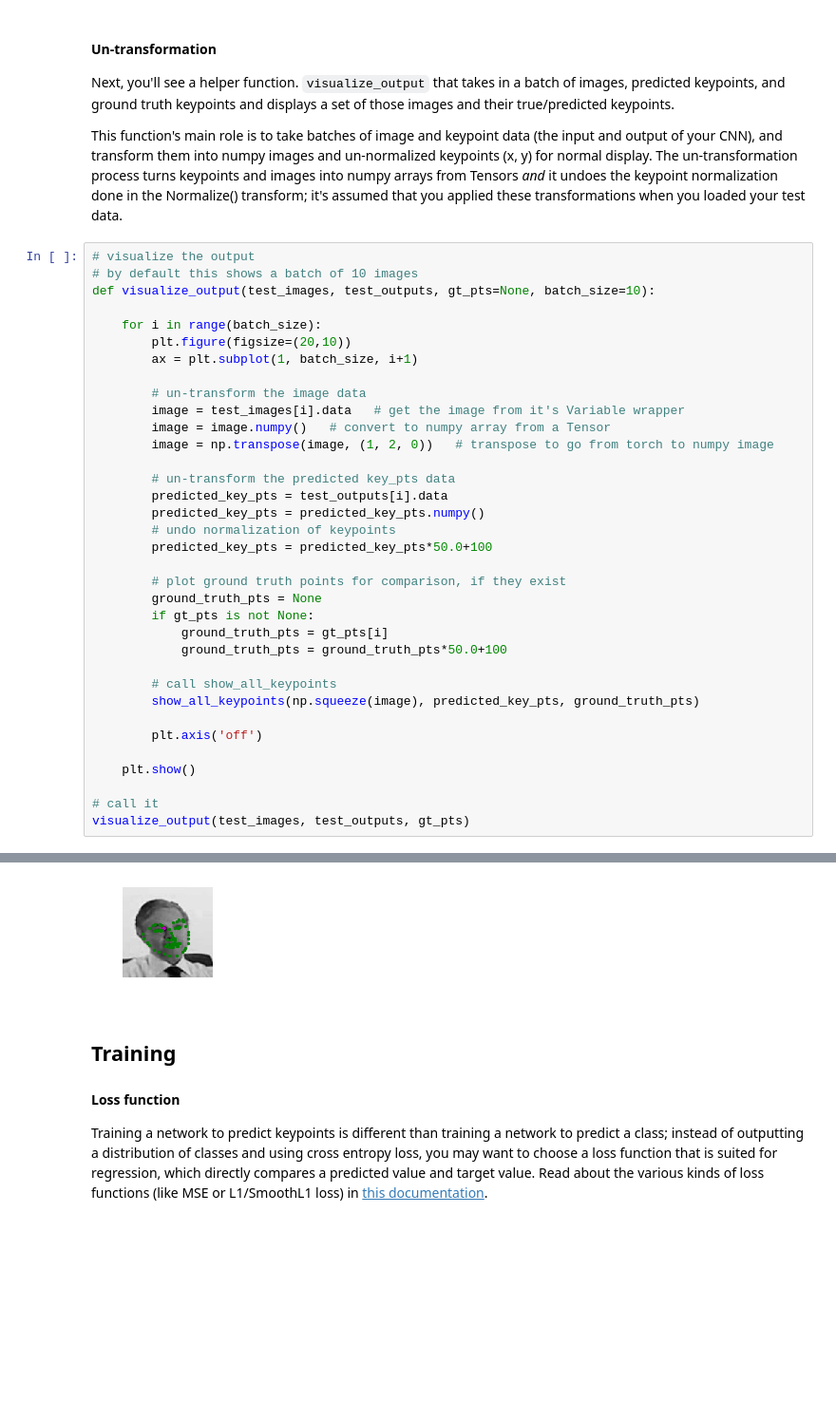
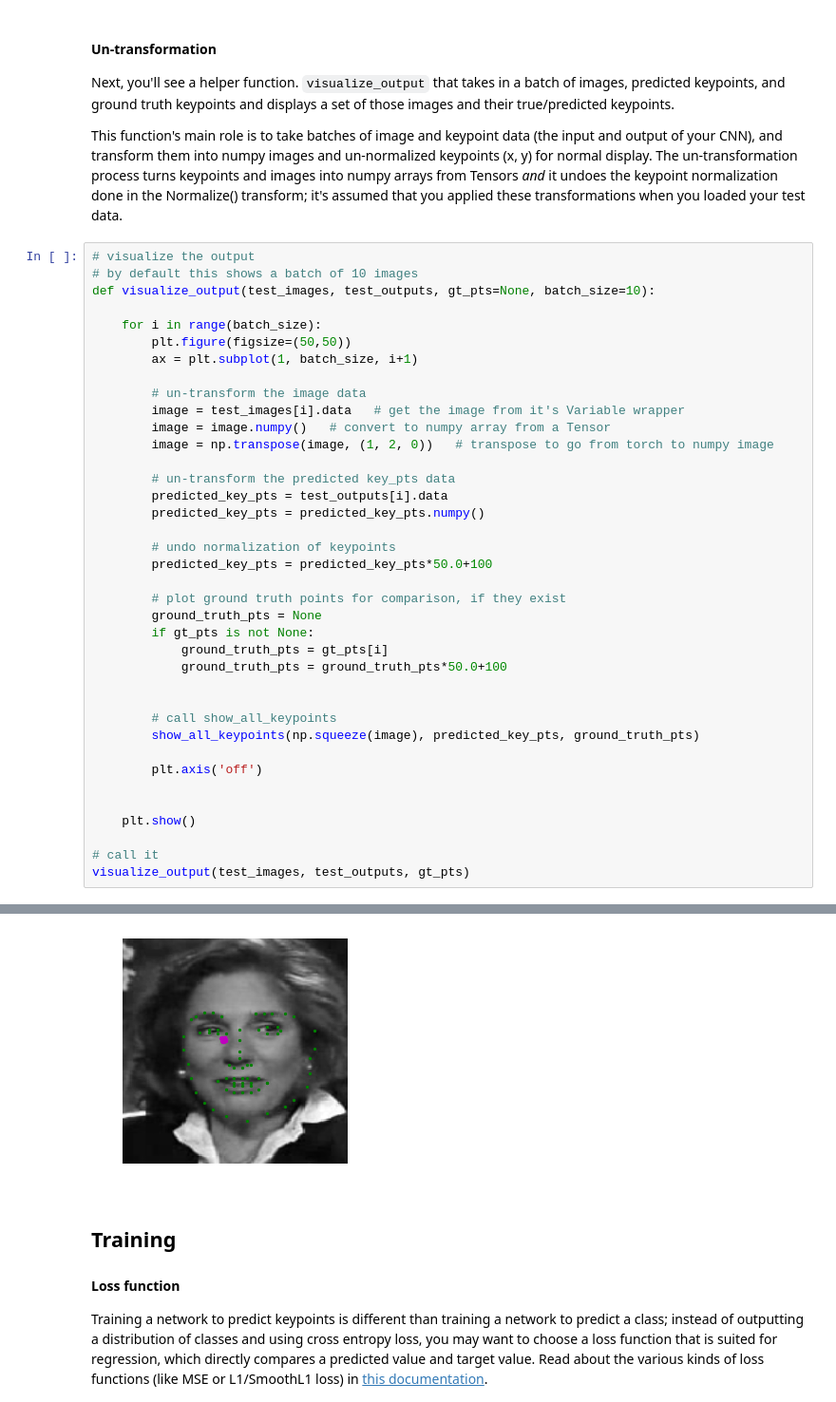
Before and after one commit to haripriyad252/Facial-Keypoint-Detection, a Jupyter notebook: Define the Network Architecture.ipynb, the cells around one changed output, grey strips where cells are left out. Shown at 95% size. Cells and saved outputs as stored; diff of their text form; blank space fills up the shorter version.

```diff
--- a/Define the Network Architecture.ipynb
+++ b/Define the Network Architecture.ipynb
@@ -324,7 +319,7 @@ This function's main role is to take batches of image and keypoint data (the inp
 def visualize_output(test_images, test_outputs, gt_pts=None, batch_size=10):
 
     for i in range(batch_size):
-        plt.figure(figsize=(20,10))
+        plt.figure(figsize=(50,50))
         ax = plt.subplot(1, batch_size, i+1)
 
         # un-transform the image data
@@ -335,6 +330,7 @@ def visualize_output(test_images, test_outputs, gt_pts=None, batch_size=10):
         # un-transform the predicted key_pts data
         predicted_key_pts = test_outputs[i].data
         predicted_key_pts = predicted_key_pts.numpy()
+
         # undo normalization of keypoints
         predicted_key_pts = predicted_key_pts*50.0+100
 
@@ -344,11 +340,13 @@ def visualize_output(test_images, test_outputs, gt_pts=None, batch_size=10):
             ground_truth_pts = gt_pts[i]
             ground_truth_pts = ground_truth_pts*50.0+100
 
+
         # call show_all_keypoints
         show_all_keypoints(np.squeeze(image), predicted_key_pts, ground_truth_pts)
 
         plt.axis('off')
 
+
     plt.show()
 
 # call it
@@ -366,4 +364,4 @@ visualize_output(test_images, test_outputs, gt_pts)
-[figure, old version]
+[figure, new version]
 # %% [markdown]
 ## Training
 
```
Also changed, not shown: parts of 20 cells of this notebook.
